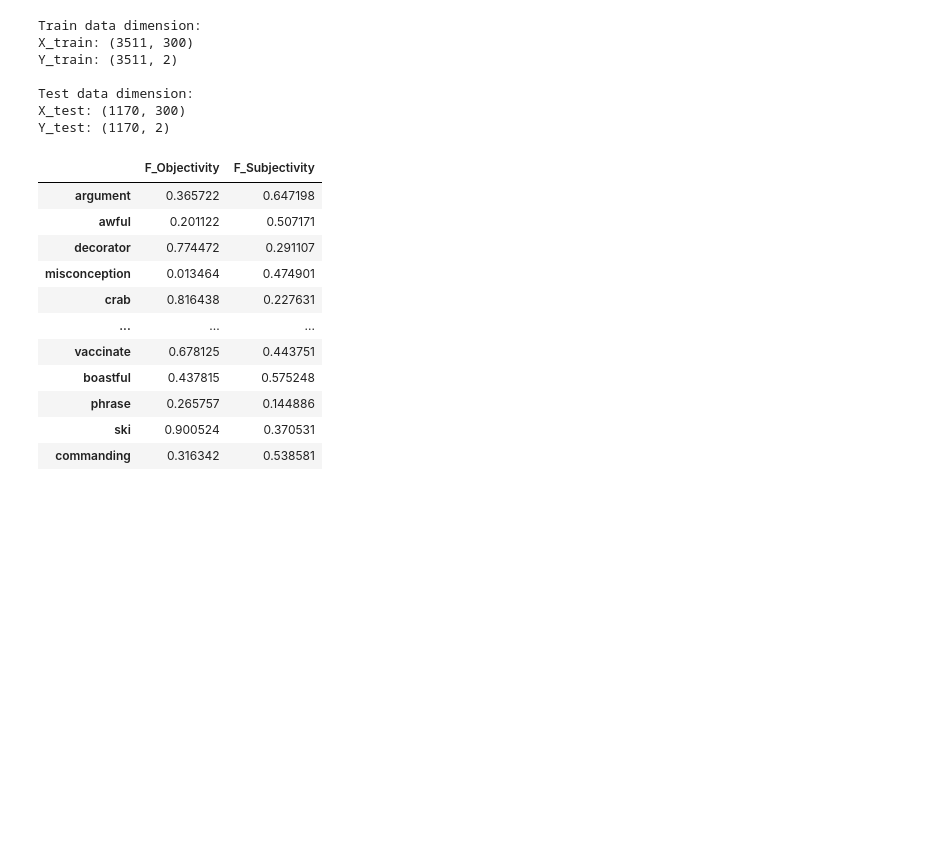
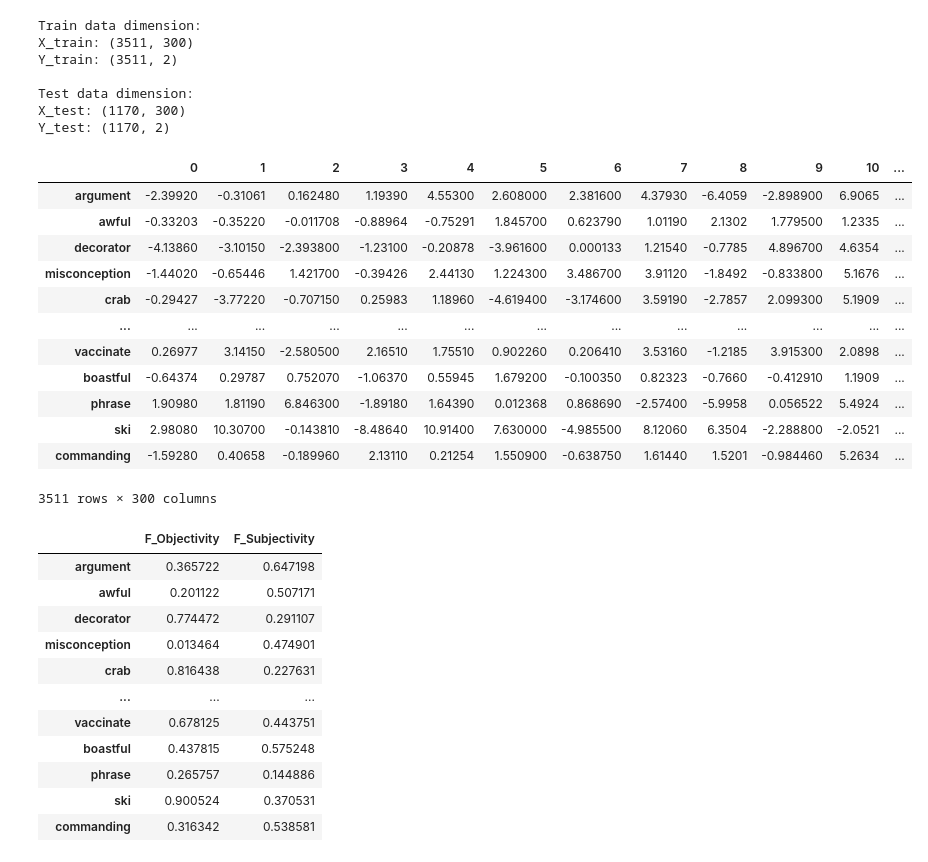
Before and after one commit to tbnsilveira/semantic_classifier, a Jupyter notebook: notebooks/Exp01_SCA_WE.ipynb, the cells around one changed output. Saved outputs shown, nothing was run; the diff lists cells and outputs as text; code cells hidden in the pictures; blank space fills up the shorter version.

```diff
--- a/notebooks/Exp01_SCA_WE.ipynb
+++ b/notebooks/Exp01_SCA_WE.ipynb
@@ -348,6 +348,22 @@ Y_train: (3511, 2)
 Test data dimension:
 X_test: (1170, 300)
 Y_test: (1170, 2)
+# %%
+X_train
+# %% [output]
+|  | 0 | 1 | 2 | 3 | 4 | 5 | 6 | 7 | 8 | 9 | 10 | ... |
+| argument | -2.39920 | -0.31061 | 0.162480 | 1.19390 | 4.55300 | 2.608000 | 2.381600 | 4.37930 | -6.4059 | -2.898900 | 6.9065 | ... |
+| awful | -0.33203 | -0.35220 | -0.011708 | -0.88964 | -0.75291 | 1.845700 | 0.623790 | 1.01190 | 2.1302 | 1.779500 | 1.2335 | ... |
+| decorator | -4.13860 | -3.10150 | -2.393800 | -1.23100 | -0.20878 | -3.961600 | 0.000133 | 1.21540 | -0.7785 | 4.896700 | 4.6354 | ... |
+| misconception | -1.44020 | -0.65446 | 1.421700 | -0.39426 | 2.44130 | 1.224300 | 3.486700 | 3.91120 | -1.8492 | -0.833800 | 5.1676 | ... |
+| crab | -0.29427 | -3.77220 | -0.707150 | 0.25983 | 1.18960 | -4.619400 | -3.174600 | 3.59190 | -2.7857 | 2.099300 | 5.1909 | ... |
+| ... | ... | ... | ... | ... | ... | ... | ... | ... | ... | ... | ... | ... |
+| vaccinate | 0.26977 | 3.14150 | -2.580500 | 2.16510 | 1.75510 | 0.902260 | 0.206410 | 3.53160 | -1.2185 | 3.915300 | 2.0898 | ... |
+| boastful | -0.64374 | 0.29787 | 0.752070 | -1.06370 | 0.55945 | 1.679200 | -0.100350 | 0.82323 | -0.7660 | -0.412910 | 1.1909 | ... |
+| phrase | 1.90980 | 1.81190 | 6.846300 | -1.89180 | 1.64390 | 0.012368 | 0.868690 | -2.57400 | -5.9958 | 0.056522 | 5.4924 | ... |
+| ski | 2.98080 | 10.30700 | -0.143810 | -8.48640 | 10.91400 | 7.630000 | -4.985500 | 8.12060 | 6.3504 | -2.288800 | -2.0521 | ... |
+| commanding | -1.59280 | 0.40658 | -0.189960 | 2.13110 | 0.21254 | 1.550900 | -0.638750 | 1.61440 | 1.5201 | -0.984460 | 5.2634 | ... |
+3511 rows × 300 columns
 # %%
 Y_train
 # %% [output]
```
Also changed, not shown: parts of 16 cells of this notebook.
